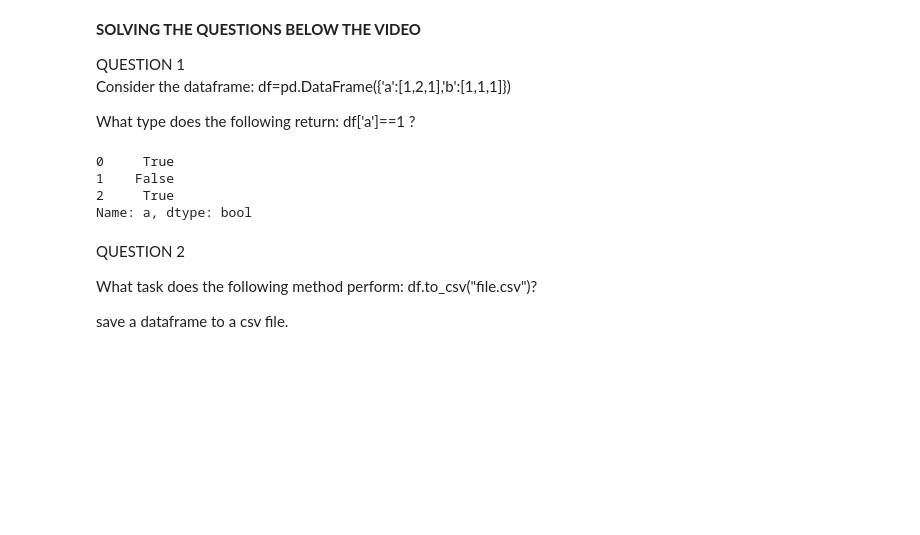
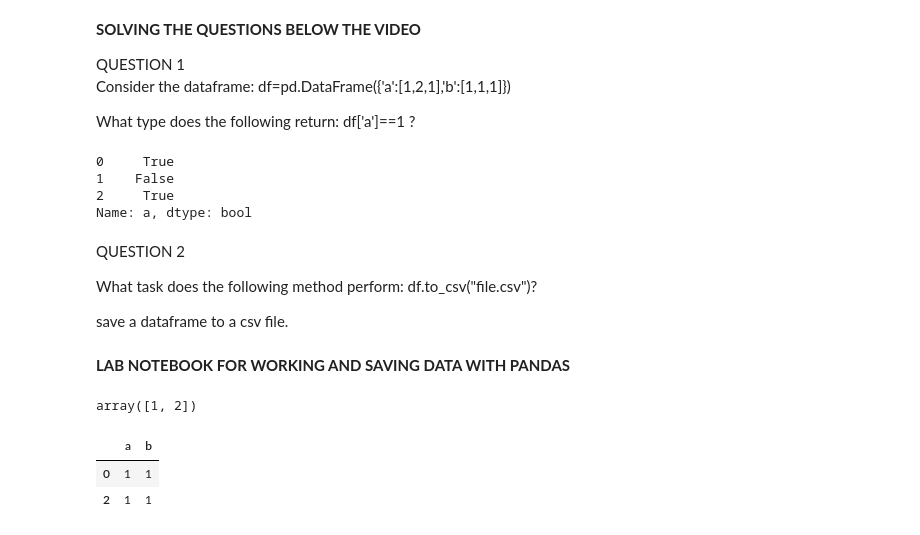
Before and after one commit to PosgradoMNA/actividades-de-aprendizaje-JoelOrlandoHR, a Jupyter notebook: Notas_IBM_Module_4_A00759664.ipynb, the cells around one changed output. Drawn from its saved outputs; the diff is of its cells as text; code cells hidden in the pictures; blank space fills up the shorter version.

```diff
--- a/Notas_IBM_Module_4_A00759664.ipynb
+++ b/Notas_IBM_Module_4_A00759664.ipynb
@@ -430,3 +434,19 @@ QUESTION 2 <BR>
 What task does the following method perform: df.to_csv("file.csv")?
 
 save a dataframe to a csv file.
+# %% [markdown]
+**LAB NOTEBOOK FOR WORKING AND SAVING DATA WITH PANDAS**
+# %%
+import pandas as pd
+
+df=pd.DataFrame({'a':[1,2,1],'b':[1,1,1]})
+
+df['a'].unique()  #FINDING THE UNIQUE VALUES IN COLUMN A
+# %% [output]
+array([1, 2])
+# %%
+df[df['a']<2]  #looking for a datagrame with rows where A is less than two.
+# %% [output]
+|  | a | b |
+| 0 | 1 | 1 |
+| 2 | 1 | 1 |
```
Also changed, not shown: parts of 21 cells of this notebook.
